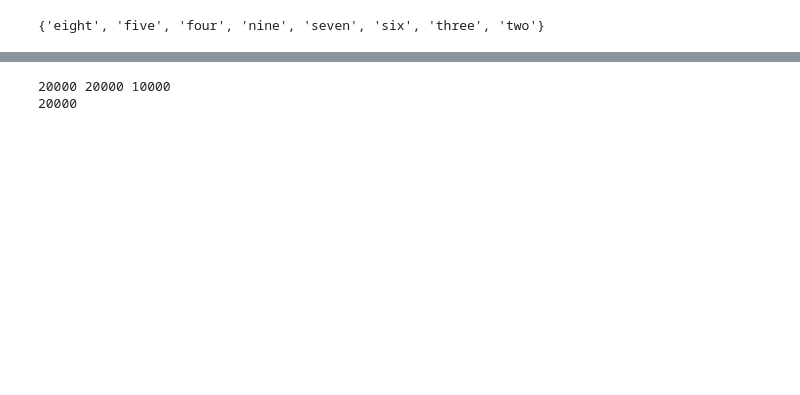
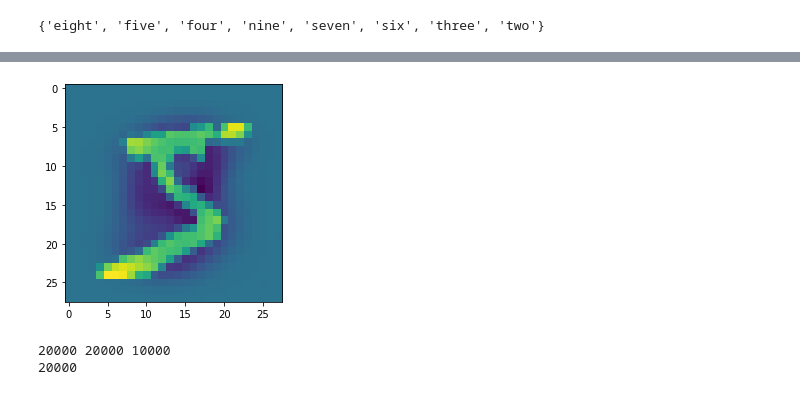
Before and after one commit to lnpandey/IITM_Research_Interpretability_of_Attention_Networks, a Jupyter notebook: CODS_COMAD/CIN/Mnist_10k_linear_alpha_0_2.ipynb, the cells around one changed output, grey strips where cells are left out. Cells and saved outputs as stored; diff of their text form; code cells hidden in the pictures; blank space fills up the shorter version.

```diff
--- a/CODS_COMAD/CIN/Mnist_10k_linear_alpha_0_2.ipynb
+++ b/CODS_COMAD/CIN/Mnist_10k_linear_alpha_0_2.ipynb
@@ -98,3 +134,7 @@ background_data.shape, background_label.shape
+# %%
+imshow(background_data[0])
+# %% [output]
+[figure, added]
 # %%
 def create_mosaic_img(bg_idx,fg_idx,fg):
   """
```
Also changed, not shown: parts of 19 cells of this notebook, 2 other files.
